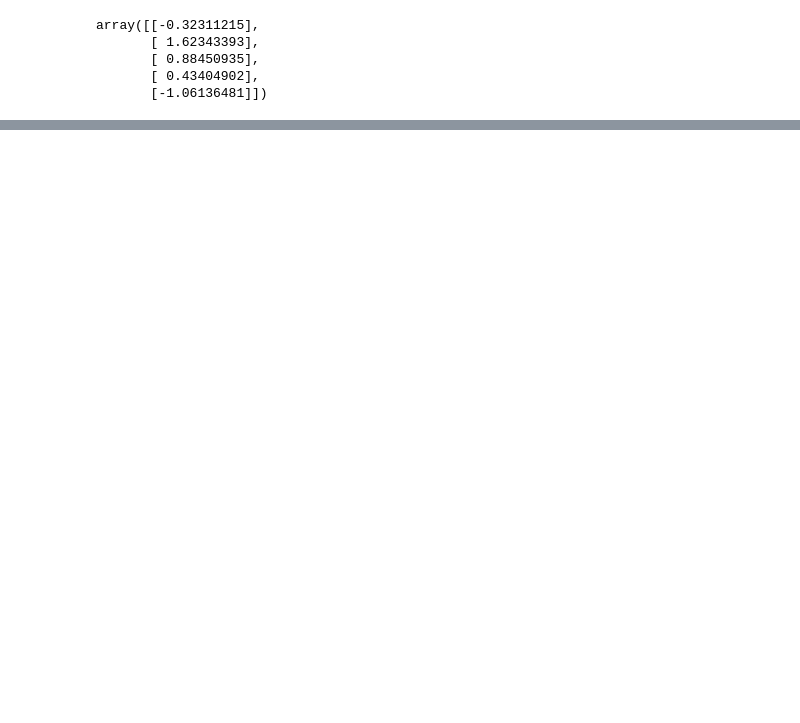
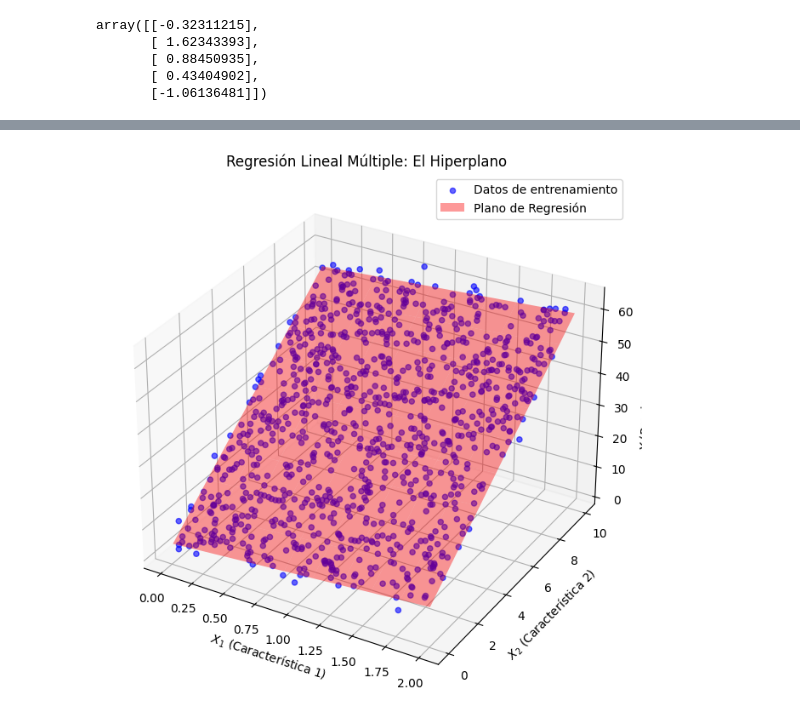
Before and after one commit to financieras/math_for_ai, a Jupyter notebook: estadistica/regresion_lineal_descenso_gradiente.ipynb, the cells around one changed output, grey strips where cells are left out. Drawn from its saved outputs; the diff is of its cells as text; code cells hidden in the pictures; blank space fills up the shorter version.

```diff
--- a/estadistica/regresion_lineal_descenso_gradiente.ipynb
+++ b/estadistica/regresion_lineal_descenso_gradiente.ipynb
@@ -510 +645,36 @@ Los resultados son prácticamente **iguales**. Esto permite verificar dos puntos
+# %%
+# --- 1. Preparar la malla para el plano ---
+X1_min, X1_max = X1.min(), X1.max()
+X2_min, X2_max = X2.min(), X2.max()
+
+x1_surf = np.linspace(X1_min, X1_max, 10)
+x2_surf = np.linspace(X2_min, X2_max, 10)
+x1_surf, x2_surf = np.meshgrid(x1_surf, x2_surf)
+
+# Z = w0 + w1*X1 + w2*X2 (Usando parámetros originales)
+Z = w0_original + (w1_original * x1_surf) + (w2_original * x2_surf)
+
+# --- 2. Graficar ---
+fig = plt.figure(figsize=(10, 8))
+ax = fig.add_subplot(111, projection='3d')
+
+# Nube de puntos
+scatter = ax.scatter(X1, X2, y_multi, c='blue', marker='o', alpha=0.6)
+
+# El plano de regresión
+plane = ax.plot_surface(x1_surf, x2_surf, Z, alpha=0.4, color='red')
+
+# Etiquetas (Corregido: el set_zlabel ahora se verá correctamente)
+ax.set_xlabel('$X_1$ (Característica 1)')
+ax.set_ylabel('$X_2$ (Característica 2)')
+ax.set_zlabel('$Y$ (Precio estimado)')
+
+ax.set_title('Regresión Lineal Múltiple: El Hiperplano')
+
+# Generar la leyenda de forma manual (necesario en 3D)
+ax.legend([scatter, plane], ['Datos de entrenamiento', 'Plano de Regresión'])
+
+plt.show()
+# %% [output]
+[figure, added]
 # %% [markdown]
```
Also changed, not shown: parts of 21 cells of this notebook.
